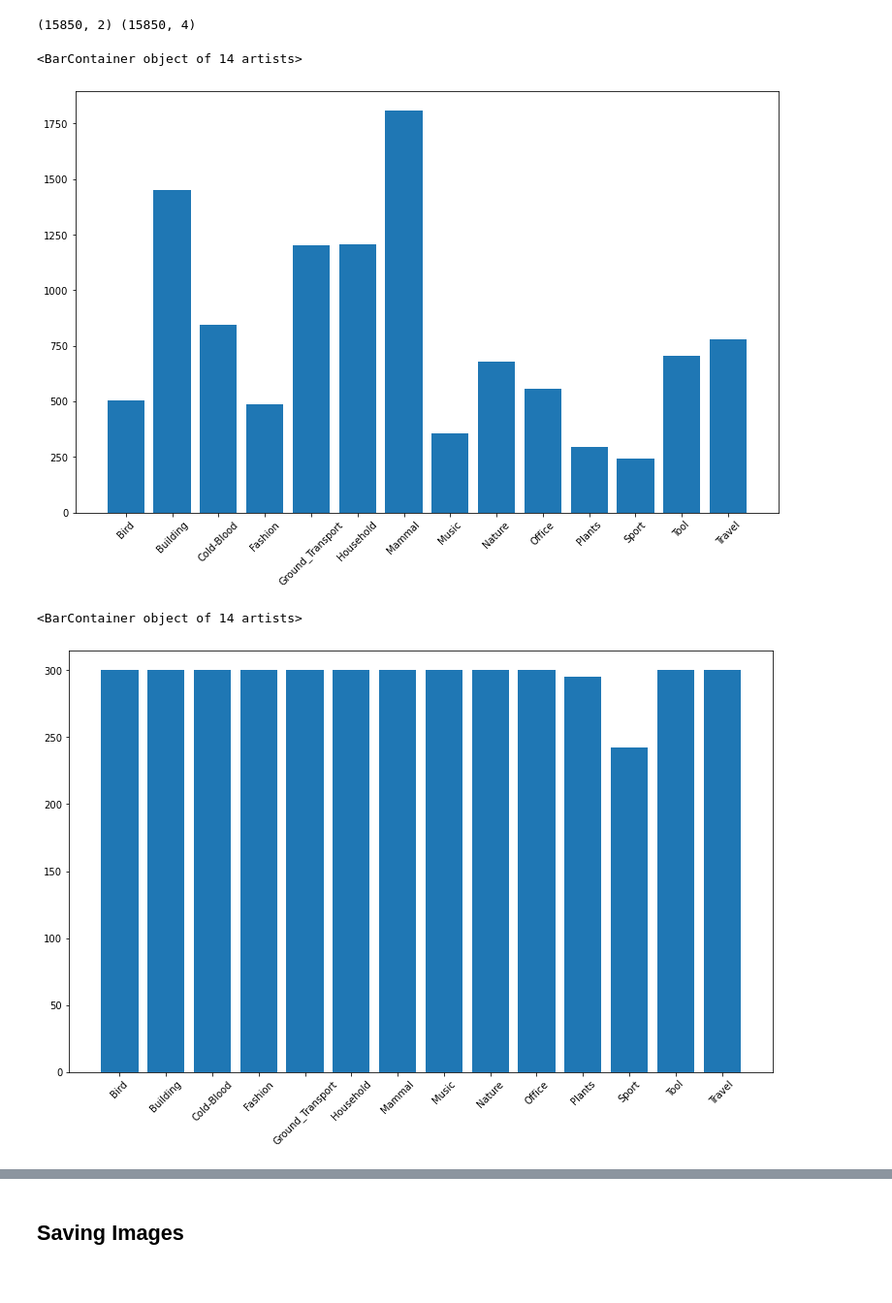
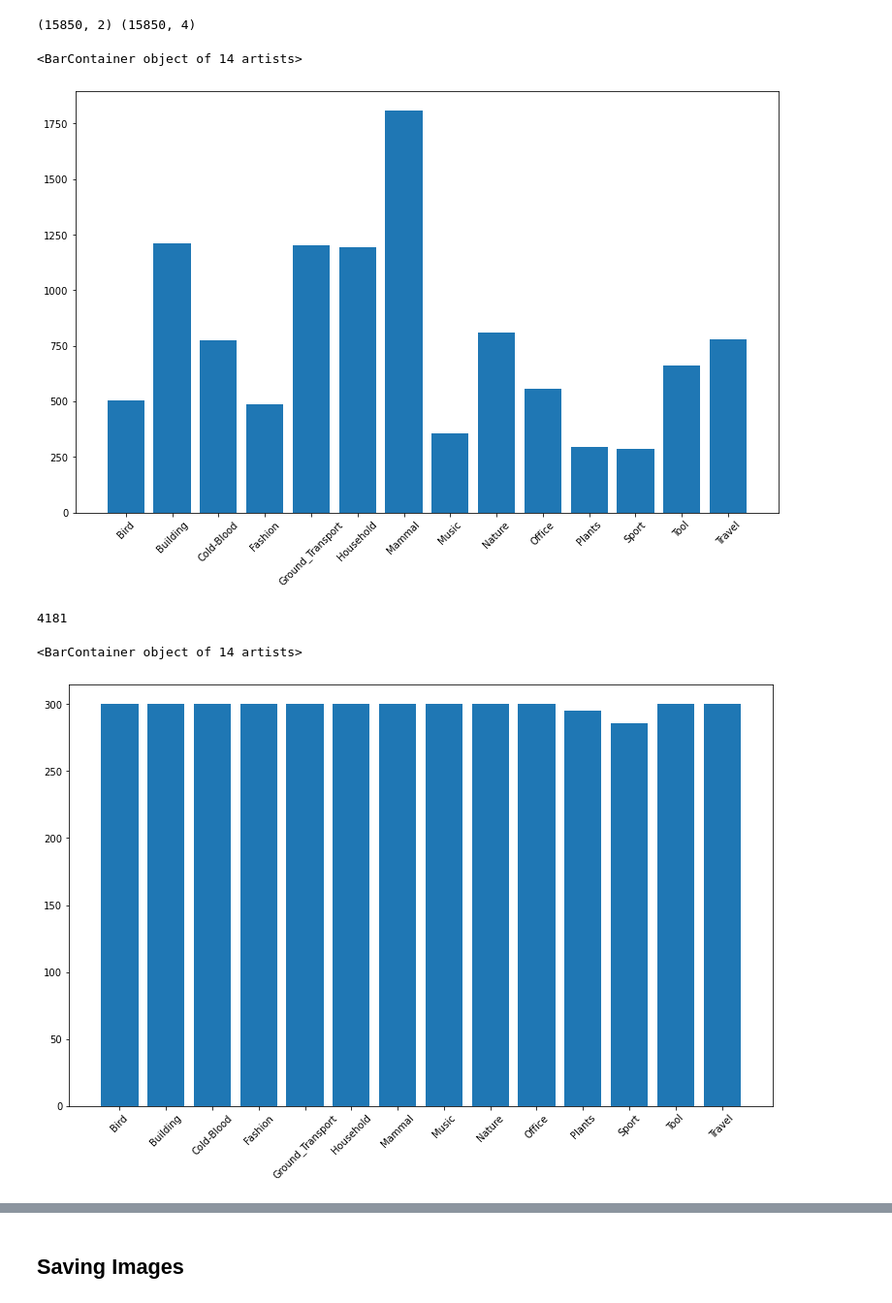
Before and after one commit to fynnweaver/Final_LL_Project, a Jupyter notebook: DataCollection.ipynb, the cells around one changed output, grey strips where cells are left out. Shown at 97% size. Drawn from its saved outputs; the diff is of its cells as text; code cells hidden in the pictures.

```diff
--- a/DataCollection.ipynb
+++ b/DataCollection.ipynb
@@ -95,19 +99,18 @@ plt.imshow(painting_images[0])
 # %% [markdown]
 ## DomainNet Classes
 # %%
-domain_cat_dict = {'Furniture': ['bathtub', 'bed', 'bench', 'ceiling fan', 'chair', 'chandelier', 'couch', 'door', 'dresser', 'fence', 'fireplace','floor lamp', 'hot tub', 'ladder', 'lantern', 'mailbox',
-                                 'picture frame', 'pillow', 'postcard','see saw','sink', 'sleeping bag', 'stairs', 'streetlight', 'suitcase', 'swing set', 'table', 'toilet', 'toothbrush',
-                                 'toothpaste', 'umbrella', 'vase'],
+domain_cat_dict = {'Furniture': ['house', 'bathtub', 'bed', 'bench', 'ceiling fan', 'chair', 'chandelier', 'couch', 'door', 'dresser', 'fence', 'fireplace','floor lamp', 'hot tub', 'ladder', 'lantern', 'mailbox',
+                                 'picture frame', 'pillow', 'postcard','see saw','sink', 'sleeping bag', 'stairs', 'streetlight', 'suitcase', 'swing set', 'table', 'toilet',  'umbrella', 'vase'],
                    'Mammal': ['bat', 'cat', 'dolphin', 'hedgehog', 'lion', 'panda', 'raccoon', 'squirrel', 'zebra', 'bear', 'cow', 'elephant', 'horse', 'monkey', 'pig', 'rhinoceros', 'tiger', 'camel',
                               'dog', 'giraffe', 'kangaroo', 'mouse', 'rabbit', 'sheep', 'whale'],
-                   'Tool': ['anvil', 'basket', 'broom', 'drill', 'key', 'passport', 'rifle', 'shovel', 'stitches', 'wheel', 'axe', 'boomerang', 'bucket', 'dumbbell', 'nail', 'pliers', 'saw', 'skateboard',
+                   'Tool': ['anvil', 'basket', 'broom', 'drill', 'key', 'passport', 'rifle', 'shovel', 'stitches', 'wheel', 'axe', 'boomerang', 'bucket', 'dumbbell', 'nail', 'pliers', 'saw',
                             'sword', 'bandage', 'bottlecap', 'compass', 'hammer', 'paint can', 'rake', 'screwdriver', 'stethoscope', 'syringe'],
                    'Clothing': ['belt', 'camouflage', 'eyeglasses', 'helmet', 'necklace', 'rollerskates', 'sock', 'underwear', 'bowtie', 'crown', 'flip flops', 'jacket', 'pants', 'shoe', 'sweater', 'wristwatch',
                                 'bracelet', 'diamond', 'hat', 'lipstick', 'purse', 'shorts', 't-shirt'],
                    'Electricity': ['calculator', 'computer', 'fan', 'keyboard', 'megaphone', 'oven', 'remote control', 'telephone', 'washing machine', 'camera', 'cooler', 'flashlight', 'laptop', 'microphone',
                                    'power outlet', 'spreadsheet', 'television', 'cell phone', 'dishwasher', 'headphones', 'light bulb', 'microwave', 'radio', 'stereo', 'toaster'],
-                   'Building': ['The Eiffel Tower', 'bridge', 'diving board', 'golf club', 'jail', 'pool', 'tent', 'The Great Wall of China', 'castle', 'garden', 'hospital', 'lighthouse', 'skyscraper', 'waterslide',
-                                'barn', 'church', 'garden hose', 'house', 'pond', 'square', 'windmill'],
+                   'Building': ['The Eiffel Tower', 'bridge', 'diving board', 'golf club', 'jail', 'pool', 'tent', 'The Great Wall of China', 'castle', 'garden', 'lighthouse', 'skyscraper', 'waterslide',
+                                'barn', 'church',  'garden hose', 'square', 'windmill'],
                    'Office': ['alarm clock', 'binoculars', 'candle', 'crayon', 'eraser', 'mug', 'paper clip', 'backpack', 'book', 'clock', 'cup', 'map', 'nail', 'pencil', 'bandage', 'calendar', 'coffee cup',
                               'envelope', 'marker', 'paintbrush', 'scissors'],
                    'Human': ['arm', 'ear', 'face', 'goatee', 'leg', 'nose', 'toe', 'beard', 'elbow', 'finger', 'hand', 'moustache', 'skull', 'tooth', 'brain', 'eye', 'foot', 'knee', 'mouth', 'smiley face'],
@@ -115,17 +118,17 @@ domain_cat_dict = {'Furniture': ['bathtub', 'bed', 'bench', 'ceiling fan', 'chai
                    'Water_Transport': ['aircraft carrier', 'sailboat', 'canoe', 'speedboat', 'cruise ship', 'submarine'],
                    'Sky_Transport': ['airplane', 'helicopter', 'hot air balloon', 'parachute', 'campfire',],
                    'Food': ['birthday cake', 'cookie', 'hot dog', 'peanut', 'sandwich', 'bread', 'donut', 'ice cream', 'pizza', 'steak', 'cake', 'hamburger', 'lollipop', 'popsicle'],
-                   'Nature': ['beach', 'lightning', 'ocean', 'river', 'sun', 'cloud', 'moon', 'rain', 'snowflake', 'tornado', 'hurricane', 'mountain', 'rainbow', 'star'],
-                   'Cold-Blood': ['crab', 'frog', 'scorpion', 'snail', 'crocodile', 'lobster', 'sea turtle', 'snake', 'fish', 'octopus', 'shark', 'spider'],
+                   'Nature': ['pond', 'beach', 'lightning', 'ocean', 'river', 'sun', 'cloud', 'moon', 'rain', 'snowflake', 'tornado', 'hurricane', 'mountain', 'rainbow', 'star'],
+                   'Cold-Blood': ['crab', 'frog', 'scorpion', 'snail', 'crocodile', 'lobster', 'sea turtle', 'snake', 'fish', 'octopus', 'shark'],
                    'Music': ['cello', 'guitar', 'saxophone', 'violin', 'clarinet', 'harp', 'trombone', 'drums', 'piano', 'trumpet'],
                    'Produce': ['apple', 'blueberry', 'pineapple', 'banana', 'grapes', 'strawberry', 'blackberry', 'pear', 'watermelon', 'asparagus', 'mushroom', 'potato', 'broccoli', 'onion', 'string bean', 'carrot', 'peas'],
-                   'Sport': ['baseball', 'baseball bat', 'basketball', 'flying saucer', 'snorkel', 'yoga', 'hockey puck', 'soccer ball', 'hockey stick', 'tennis racquet'],
+                   'Sport': ['skateboard', 'baseball', 'baseball bat', 'basketball', 'flying saucer', 'snorkel', 'yoga', 'hockey puck', 'soccer ball', 'hockey stick', 'tennis racquet'],
                    'Plants': ['bush', 'grass', 'palm tree', 'cactus', 'house plant', 'tree', 'flower', 'leaf'],
                    'Bird': ['bird', 'owl', 'swan', 'duck', 'parrot', 'flamingo', 'penguin'],
                    'Shape': ['circle', 'octagon', 'zigzag', 'hexagon', 'squiggle', 'line', 'triangle'],
                    'Kitchen': ['fork', 'knife', 'spoon', 'frying pan', 'lighter', 'wine bottle', 'wine glass', 'matches', 'teapot', 'stove'],
-                   'Insect': ['ant', 'mosquito', 'bee', 'butterfly'],
-                   'Other': ['The Mona Lisa', 'feather', 'snowman', 'traffic light', 'angel', 'hourglass', 'cannon', 'fire hydrant', 'stop sign', 'animal migration', 'dragon', 'mermaid', 'teddy-bear']
+                   'Insect': [ 'spider', 'ant', 'mosquito', 'bee', 'butterfly'],
+                   'Other': [ 'toothbrush', 'toothpaste', 'garden hose', 'hospital', 'The Mona Lisa', 'feather', 'snowman', 'traffic light', 'angel', 'hourglass', 'cannon', 'fire hydrant', 'stop sign', 'animal migration', 'dragon', 'mermaid', 'teddy-bear']
                   }
 # %%
 domain_key = tfds_to_frame(domain_images, domain_labels)
@@ -195,7 +198,7 @@ domain_recat.replace({'Water_Transport' : 'Travel', 'Sky_Transport' : 'Travel',
 domain_recat.drop(domain_recat.loc[domain_recat['category']==0].index, inplace=True)
 
 #dropping categories and subcategories
-cats_to_drop = ['Insect', 'Food', 'Shape', 'Other', 'Kitchen', 'Electricity', 'Human', 'Produce', ]
+cats_to_drop = ['Insect', 'Food', 'Shape', 'Other', 'Kitchen', 'Electricity', 'Human', 'Produce']
 subcats_to_drop = ['diamond', 'flying saucer', 'map', 'calendar', 'passport', 'stitches', 'nail', 'wheel', 'bandage']
 
 domain_recat.drop(domain_recat[domain_recat.category.isin(cats_to_drop)].index, inplace = True)
@@ -207,19 +210,22 @@ plt.xticks(rotation = 45)
 plt.bar(domain_class_frequency.index, domain_class_frequency.values)
 # %% [output]
 <BarContainer object of 14 artists>
-[figure, old version]
+[figure, new version]
 # %%
 sample_amount = 300
 # %%
+random.seed(30)
 #sub sample each category that exceeds the threshold
-domain_recat = sub_sample_domain(domain_recat, sample_amount)
+domain_recat, test_images = sub_sample_domain(domain_recat, sample_amount)
+print(len(domain_recat)) #num datapoints
 
 #checking our new class freqeuncy
 new_class_frequency = domain_recat.groupby('category').count().label
 plt.figure(figsize=(13,8))
 plt.xticks(rotation = 45)
 plt.bar(new_class_frequency.index, new_class_frequency.values)
 # %% [output]
-<BarContainer object of 14 artists>
+4181
+<BarContainer object of 14 artists>
-[figure, old version]
+[figure, new version]
 # %%
```
Also changed, not shown: parts of 14 cells of this notebook, 12 other files.
